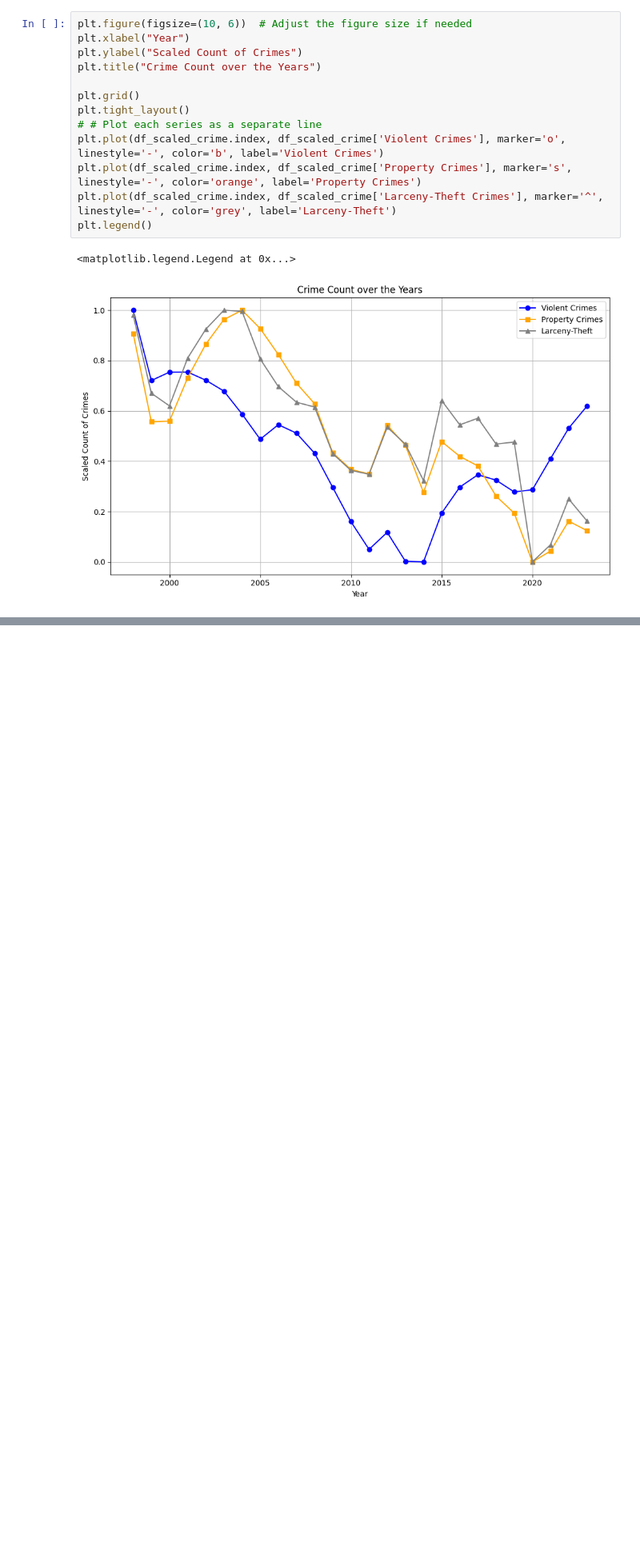
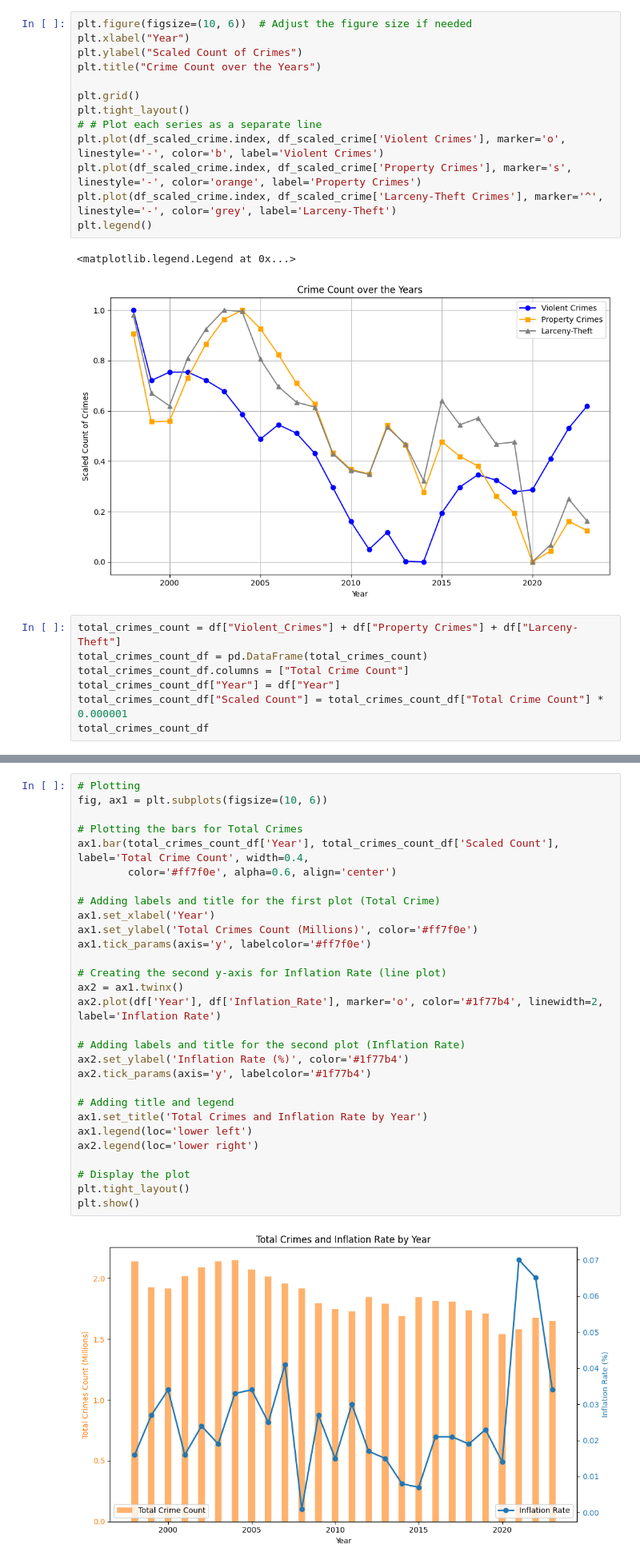
Before and after one commit to EdGonz44/Crime-Chronicles-Inflation-in-the-Golden-State, a Jupyter notebook: group_project/VisualizationData.ipynb, the cells around one changed output, grey strips where cells are left out. Shown at 80% size. Drawn from its saved outputs; the diff is of its cells as text; blank space fills up the shorter version.

```diff
--- a/group_project/VisualizationData.ipynb
+++ b/group_project/VisualizationData.ipynb
@@ -752,3 +752,10 @@ plt.legend()
 # %% [output]
 <matplotlib.legend.Legend at 0x...>
 [figure]
+# %%
+total_crimes_count = df["Violent_Crimes"] + df["Property Crimes"] + df["Larceny-Theft"]
+total_crimes_count_df = pd.DataFrame(total_crimes_count)
+total_crimes_count_df.columns = ["Total Crime Count"]
+total_crimes_count_df["Year"] = df["Year"]
+total_crimes_count_df["Scaled Count"] = total_crimes_count_df["Total Crime Count"] * 0.000001
+total_crimes_count_df
@@ -754,0 +780,31 @@ plt.legend()
+# %%
+# Plotting
+fig, ax1 = plt.subplots(figsize=(10, 6))
+
+# Plotting the bars for Total Crimes
+ax1.bar(total_crimes_count_df['Year'], total_crimes_count_df['Scaled Count'], label='Total Crime Count', width=0.4,
+        color='#ff7f0e', alpha=0.6, align='center')
+
+# Adding labels and title for the first plot (Total Crime)
+ax1.set_xlabel('Year')
+ax1.set_ylabel('Total Crimes Count (Millions)', color='#ff7f0e')
+ax1.tick_params(axis='y', labelcolor='#ff7f0e')
+
+# Creating the second y-axis for Inflation Rate (line plot)
+ax2 = ax1.twinx()
+ax2.plot(df['Year'], df['Inflation_Rate'], marker='o', color='#1f77b4', linewidth=2, label='Inflation Rate')
+
+# Adding labels and title for the second plot (Inflation Rate)
+ax2.set_ylabel('Inflation Rate (%)', color='#1f77b4')
+ax2.tick_params(axis='y', labelcolor='#1f77b4')
+
+# Adding title and legend
+ax1.set_title('Total Crimes and Inflation Rate by Year')
+ax1.legend(loc='lower left')
+ax2.legend(loc='lower right')
+
+# Display the plot
+plt.tight_layout()
+plt.show()
+# %% [output]
+[figure, added]
```
Also changed, not shown: parts of 2 cells of this notebook.
